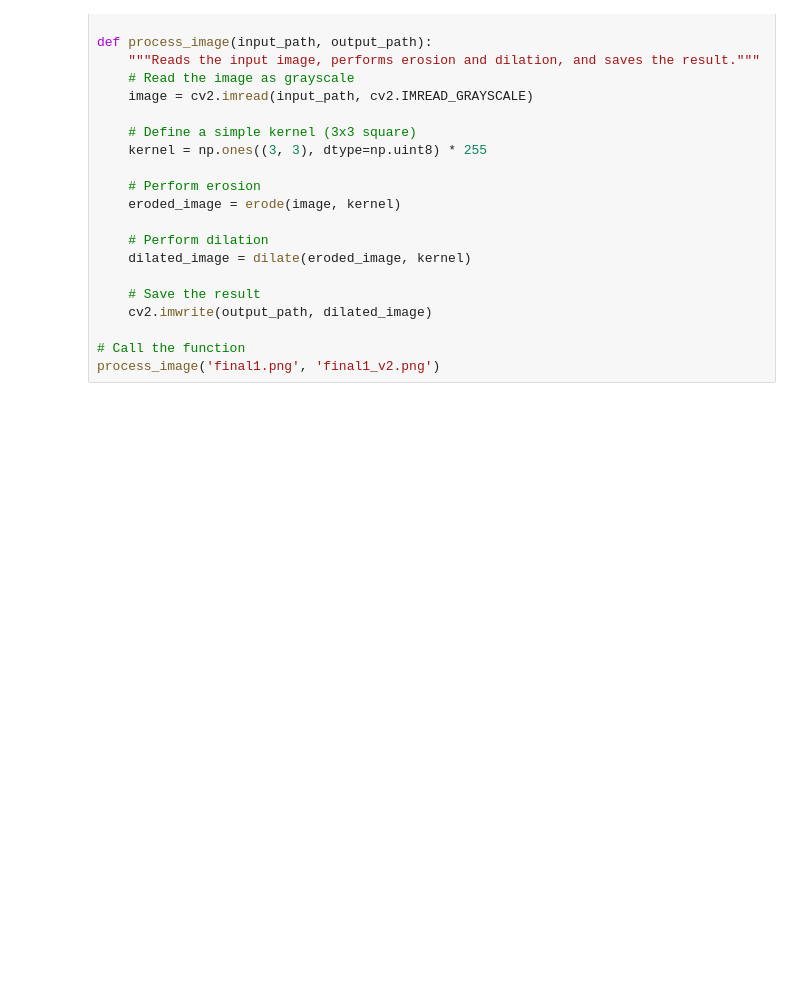
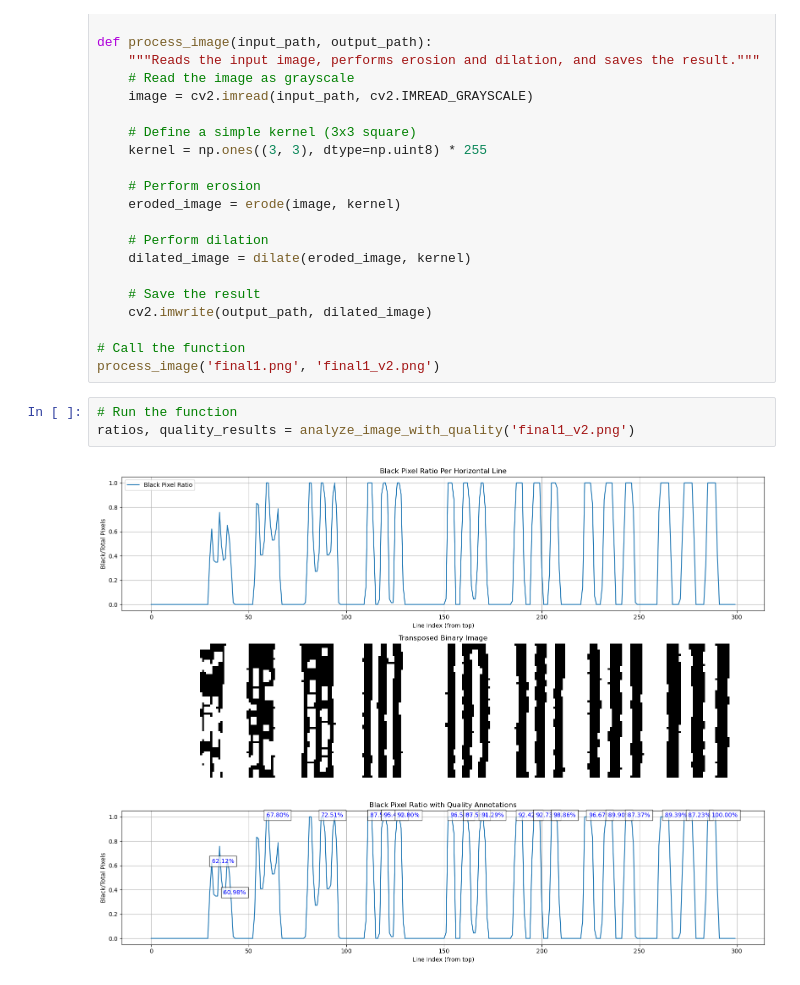
Before and after one commit to adguvener/x-ray-line-detection, a Jupyter notebook: main2.ipynb, the cells around one changed output. Saved outputs shown, nothing was run; the diff lists cells and outputs as text; blank space fills up the shorter version.

```diff
--- a/main2.ipynb
+++ b/main2.ipynb
@@ -663,3 +637,8 @@ def process_image(input_path, output_path):
 
 # Call the function
 process_image('final1.png', 'final1_v2.png')
+# %%
+# Run the function
+ratios, quality_results = analyze_image_with_quality('final1_v2.png')
+# %% [output]
+[figure, added]
```
Also changed, not shown: parts of 2 cells of this notebook.
